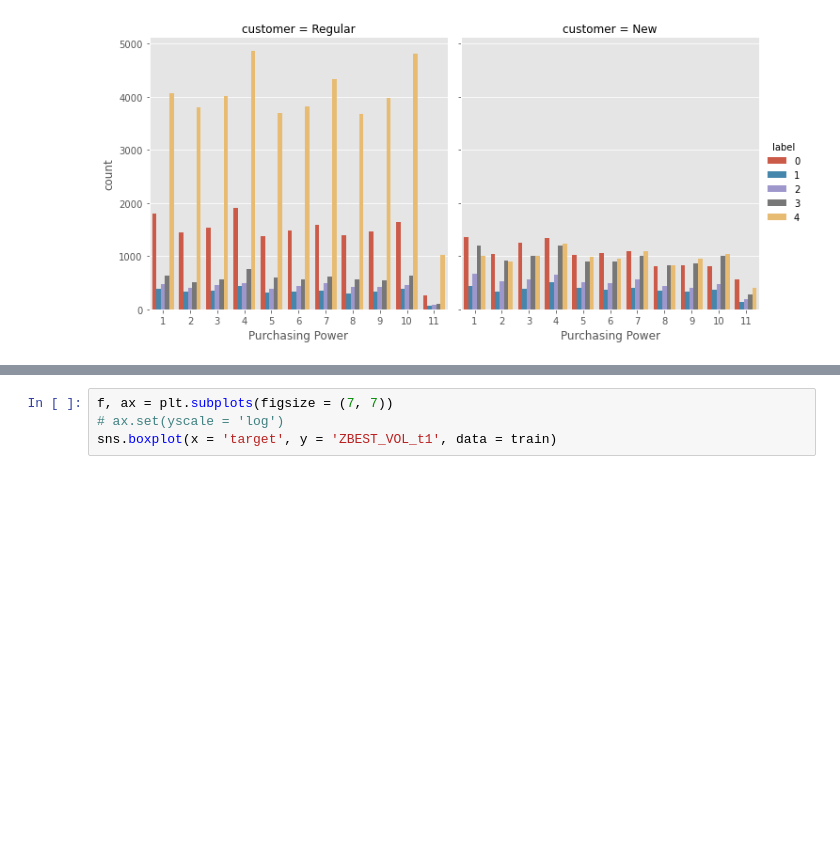
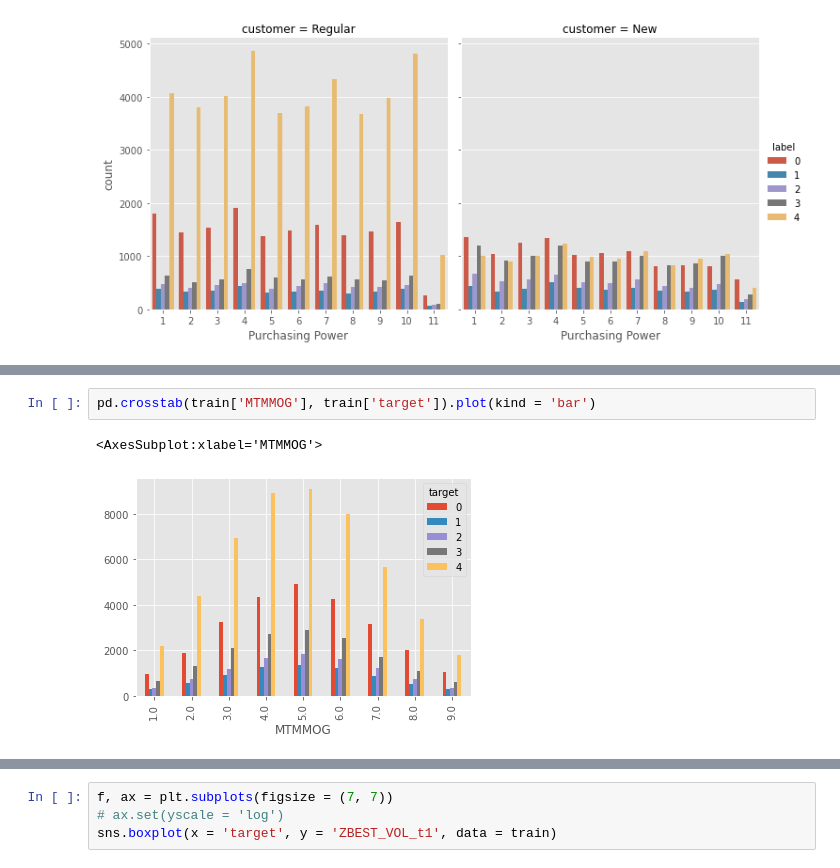
Before and after one commit to oscarm524/Data-Mining-Cup, a Jupyter notebook: DMC-2008/Data_Exploration/Data_Exploration.ipynb, the cells around one changed output, grey strips where cells are left out. Drawn from its saved outputs; the diff is of its cells as text; blank space fills up the shorter version.

```diff
--- a/DMC-2008/Data_Exploration/Data_Exploration.ipynb
+++ b/DMC-2008/Data_Exploration/Data_Exploration.ipynb
@@ -102,0 +162,5 @@ data_plot1.shape
+# %%
+pd.crosstab(train['MTMMOG'], train['target']).plot(kind = 'bar')
+# %% [output]
+<AxesSubplot:xlabel='MTMMOG'>
+[figure, added]
```
Also changed, not shown: parts of 6 cells of this notebook.
